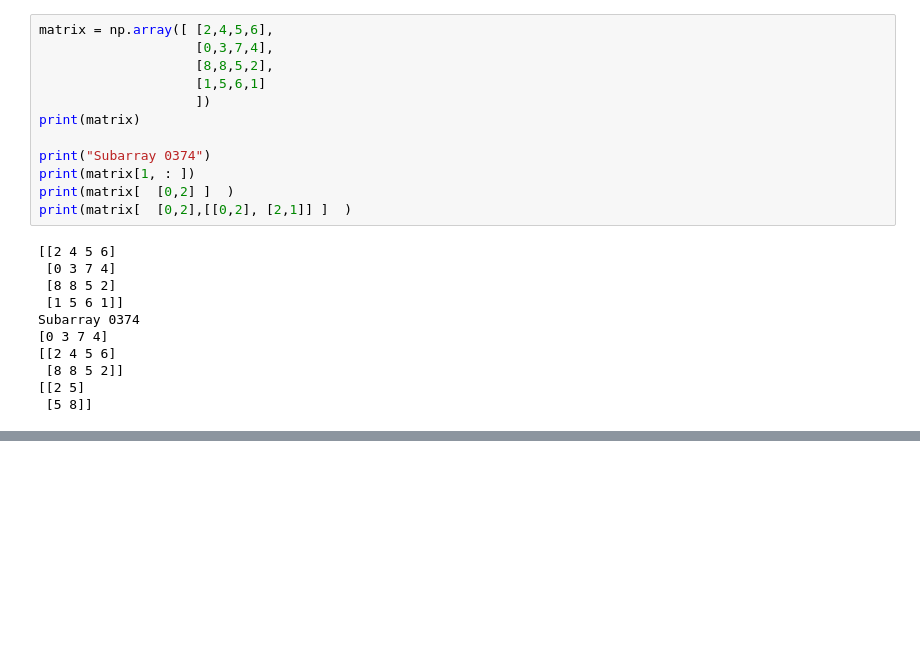
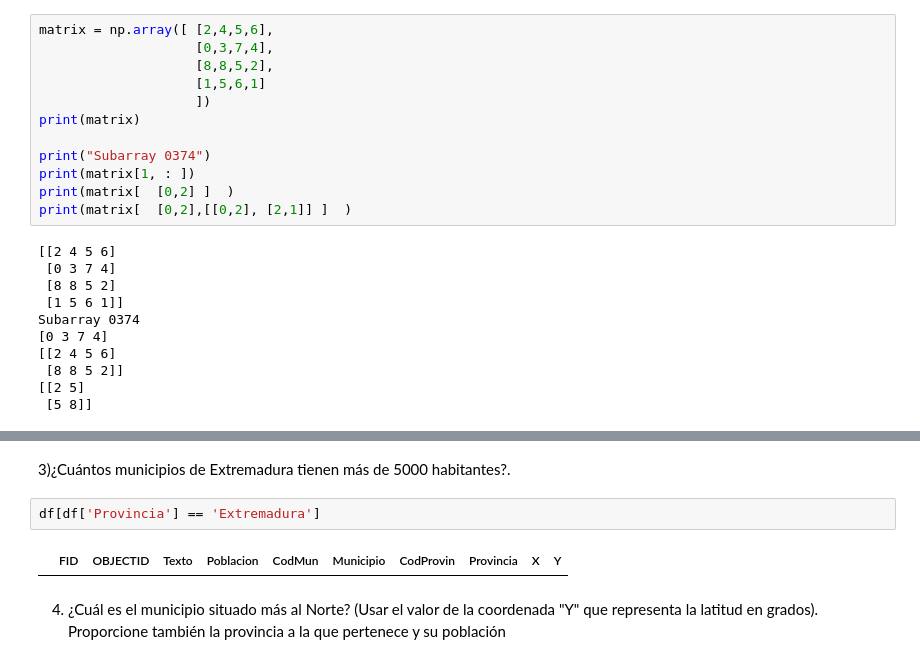
Before and after one commit to Imbravo/laboratorio3, a Jupyter notebook: laboratorio3.ipynb, the cells around one changed output, grey strips where cells are left out. Drawn from its saved outputs; the diff is of its cells as text; blank space fills up the shorter version.

```diff
--- a/laboratorio3.ipynb
+++ b/laboratorio3.ipynb
@@ -60,0 +152,9 @@ Subarray 0374
+# %% [markdown]
+3)¿Cuántos municipios de Extremadura tienen más de 5000 habitantes?.
+# %%
+df[df['Provincia'] == 'Extremadura']
+# %% [output]
+|  | FID | OBJECTID | Texto | Poblacion | CodMun | Municipio | CodProvin | Provincia | X | Y |
+# %% [markdown]
+4) ¿Cuál es el municipio situado más al Norte? (Usar el valor de la coordenada "Y" que representa la latitud en
+grados). Proporcione también la provincia a la que pertenece y su población
```
Also changed, not shown: parts of 21 cells of this notebook.
